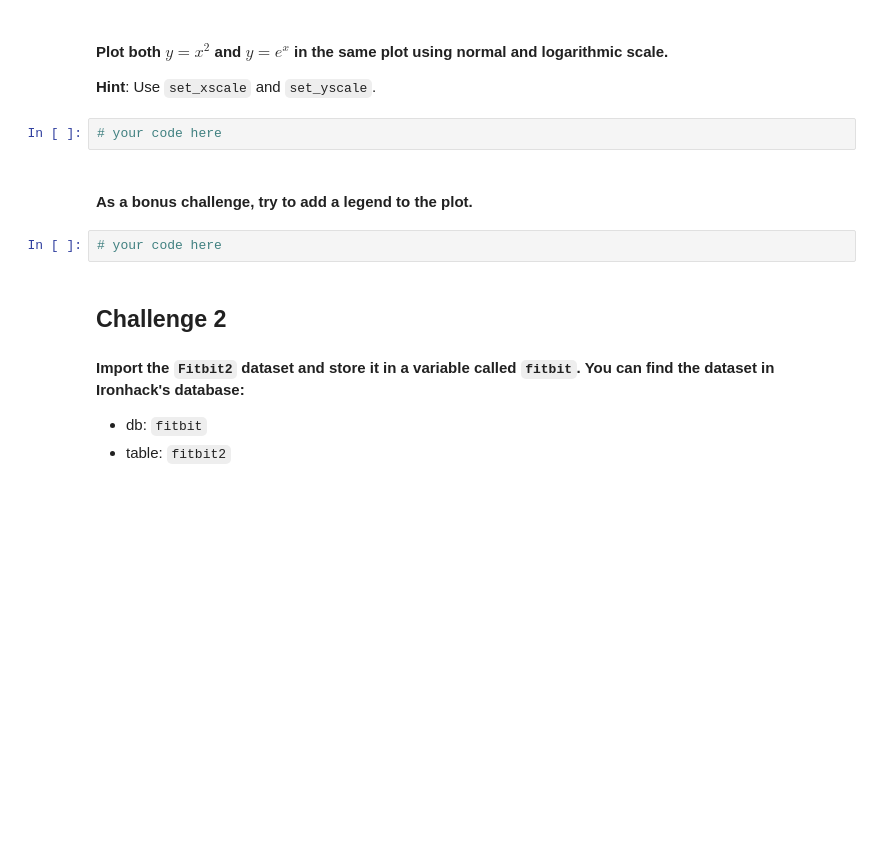
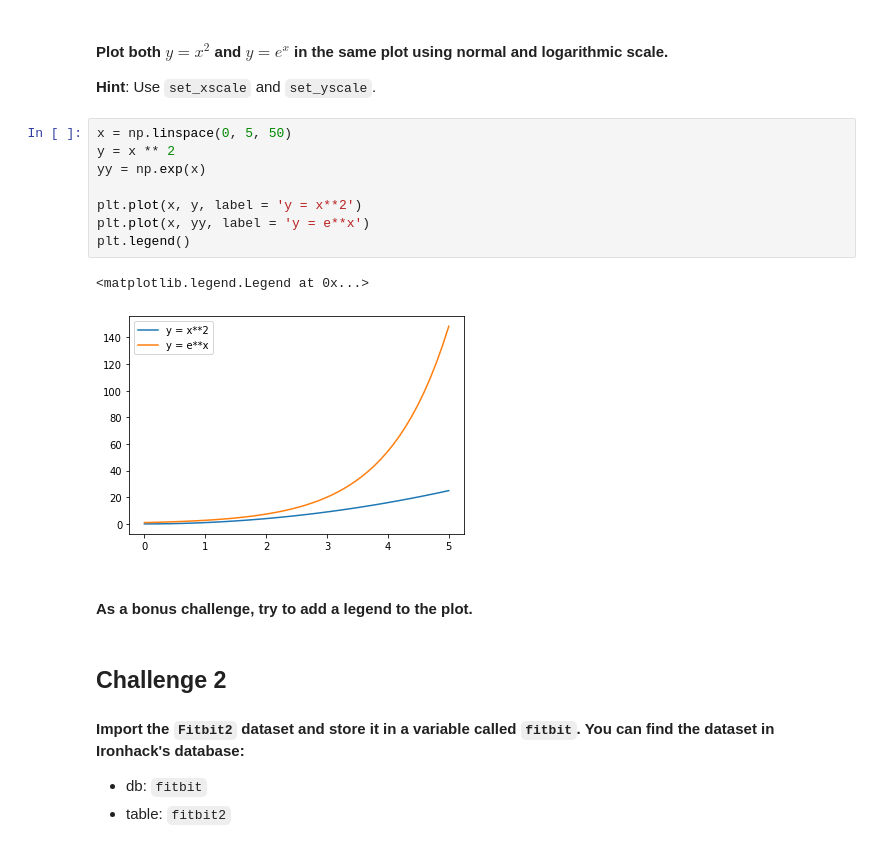
Before and after one commit to ta-data-lis/lab-matplotlib-seaborn, a Jupyter notebook: your-code/main.ipynb, the cells around one changed output. Drawn from its saved outputs; the diff is of its cells as text; blank space fills up the shorter version.

```diff
--- a/your-code/main.ipynb
+++ b/your-code/main.ipynb
@@ -57,12 +58,19 @@ plt.show()
 # %% [markdown]
 #### Plot both $y=x^2$ and $y=e^x$ in the same plot using normal and logarithmic scale.
 **Hint**: Use `set_xscale` and `set_yscale`.
-# %%
-# your code here
+# %%
+x = np.linspace(0, 5, 50)
+y = x ** 2
+yy = np.exp(x)
+
+plt.plot(x, y, label = 'y = x**2')
+plt.plot(x, yy, label = 'y = e**x')
+plt.legend()
+# %% [output]
+<matplotlib.legend.Legend at 0x...>
+[figure, added]
 # %% [markdown]
 #### As a bonus challenge, try to add a legend to the plot.
-# %%
-# your code here
 # %% [markdown]
 ## Challenge 2
 #### Import the `Fitbit2` dataset and store it in a variable called `fitbit`. You can find the dataset in Ironhack's database:
```
Also changed, not shown: parts of 24 cells of this notebook, 2 other files.
